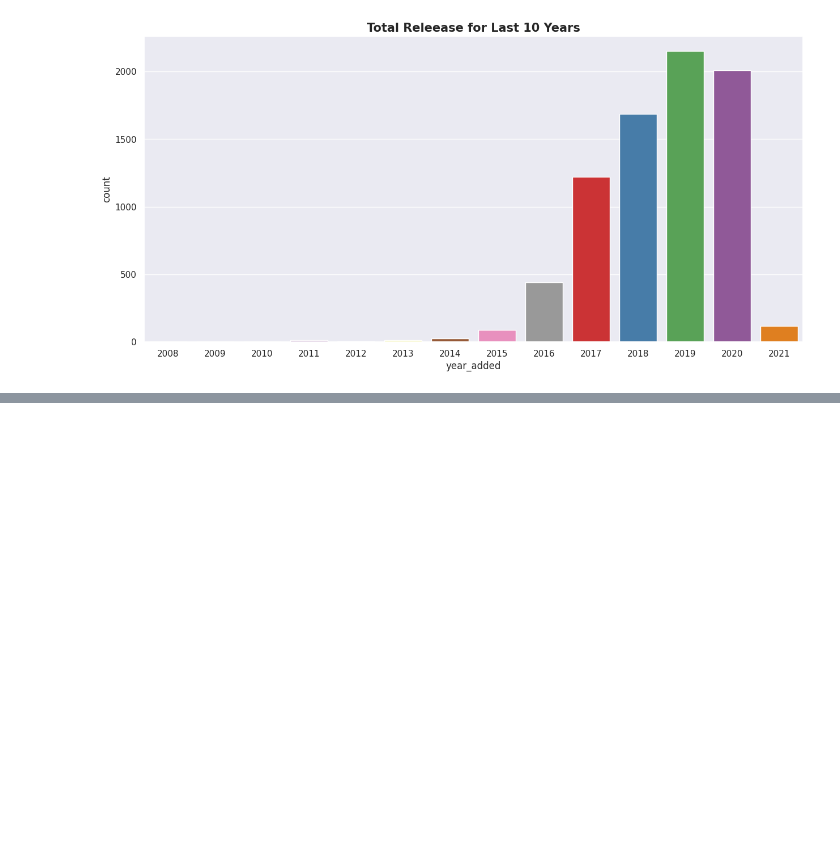
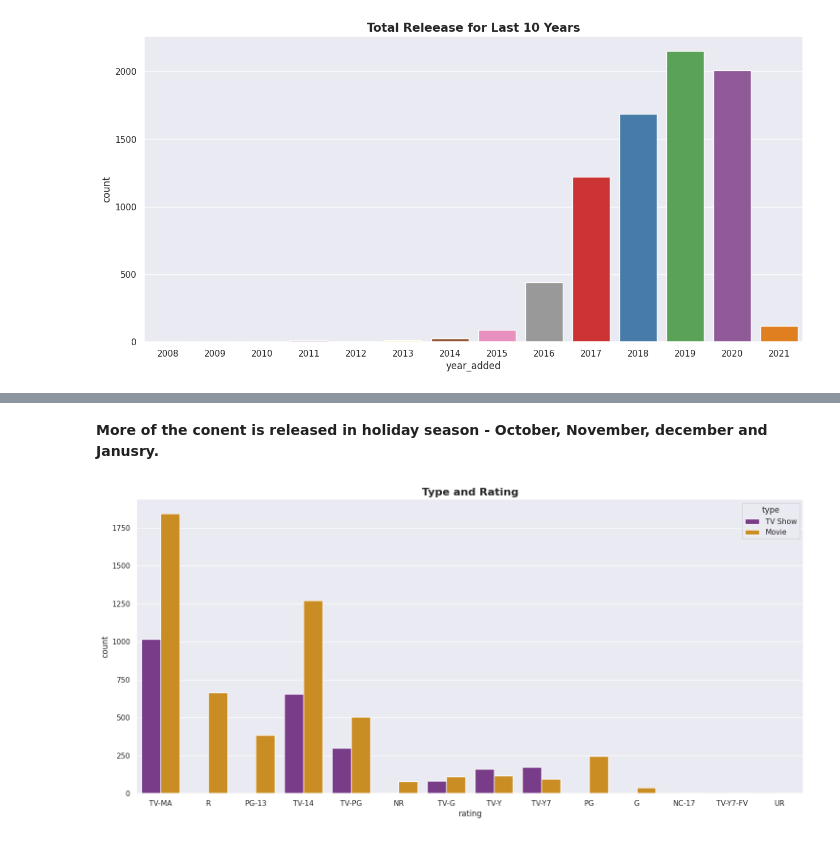
Before and after one commit to ambika1us/NETFLIX-MOVIES-AND-TV-SHOWS-CLUSTERING, a Jupyter notebook: Capstone_Project_Unsupervised_Learning.ipynb, the cells around one changed output, grey strips where cells are left out. Cells and saved outputs as stored; diff of their text form; code cells hidden in the pictures; blank space fills up the shorter version.

```diff
--- a/Capstone_Project_Unsupervised_Learning.ipynb
+++ b/Capstone_Project_Unsupervised_Learning.ipynb
@@ -226,0 +237,10 @@ Text(0.5, 1.0, 'Total Releease for Last 10 Years')
+# %% [markdown]
+<p><b>More of the conent is released in holiday season - October, November, december and Janusry.</b></p>
+# %%
+#Rating
+plt.figure(figsize=(18,8))
+sns.countplot(x='rating',hue='type',data=nfx,palette="CMRmap")
+plt.title('Type and Rating', size='16',fontweight='bold')
+plt.show()
+# %% [output]
+[figure, added]
```
Also changed, not shown: parts of 7 cells of this notebook.
